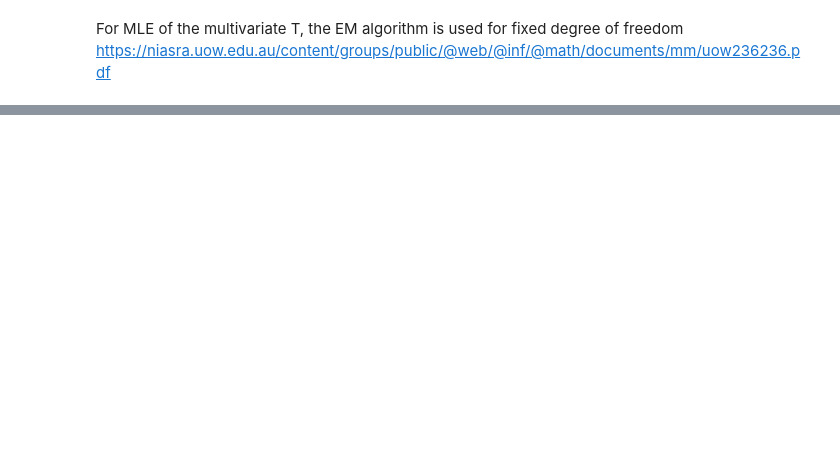
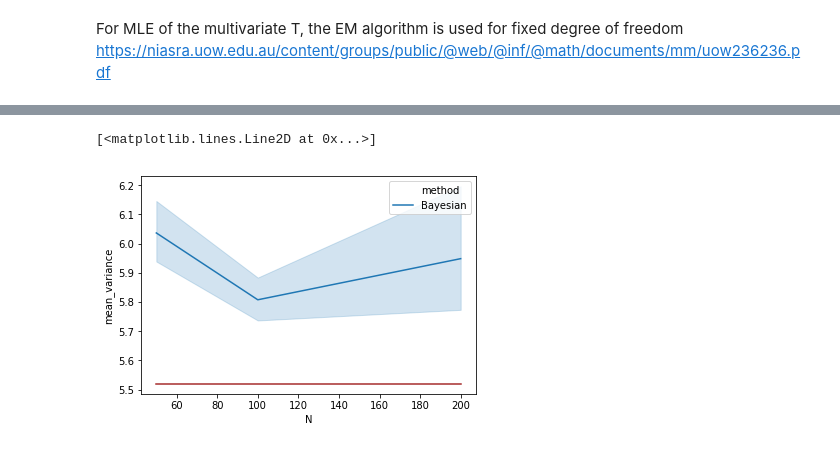
Before and after one commit to harrisonnguyen/stochastic_optimisation, a Jupyter notebook: Portfolio_Experiments/portfolio_experiments.ipynb, the cells around one changed output, grey strips where cells are left out. Drawn from its saved outputs; the diff is of its cells as text; code cells hidden in the pictures; blank space fills up the shorter version.

```diff
--- a/Portfolio_Experiments/portfolio_experiments.ipynb
+++ b/Portfolio_Experiments/portfolio_experiments.ipynb
@@ -136,0 +171,9 @@ df.to_csv("normal_dist_portfolio_opt.csv")
+# %%
+gamma_df = df[df["method"]=="Bayesian"]
+ax = sns.lineplot(x=gamma_df['N'], y=gamma_df['mean_variance'],
+                  hue=gamma_df['method'])
+plt.plot(N,[df[df['method']=='True']['mean_variance'].iloc[0]]*len(N),color="brown")
+#plt.title("Gamma = 20")[df['method']=="Bayesian"]
+# %% [output]
+[<matplotlib.lines.Line2D at 0x...>]
+[figure, added]
```
Also changed, not shown: parts of 9 cells of this notebook, 12 other files.
